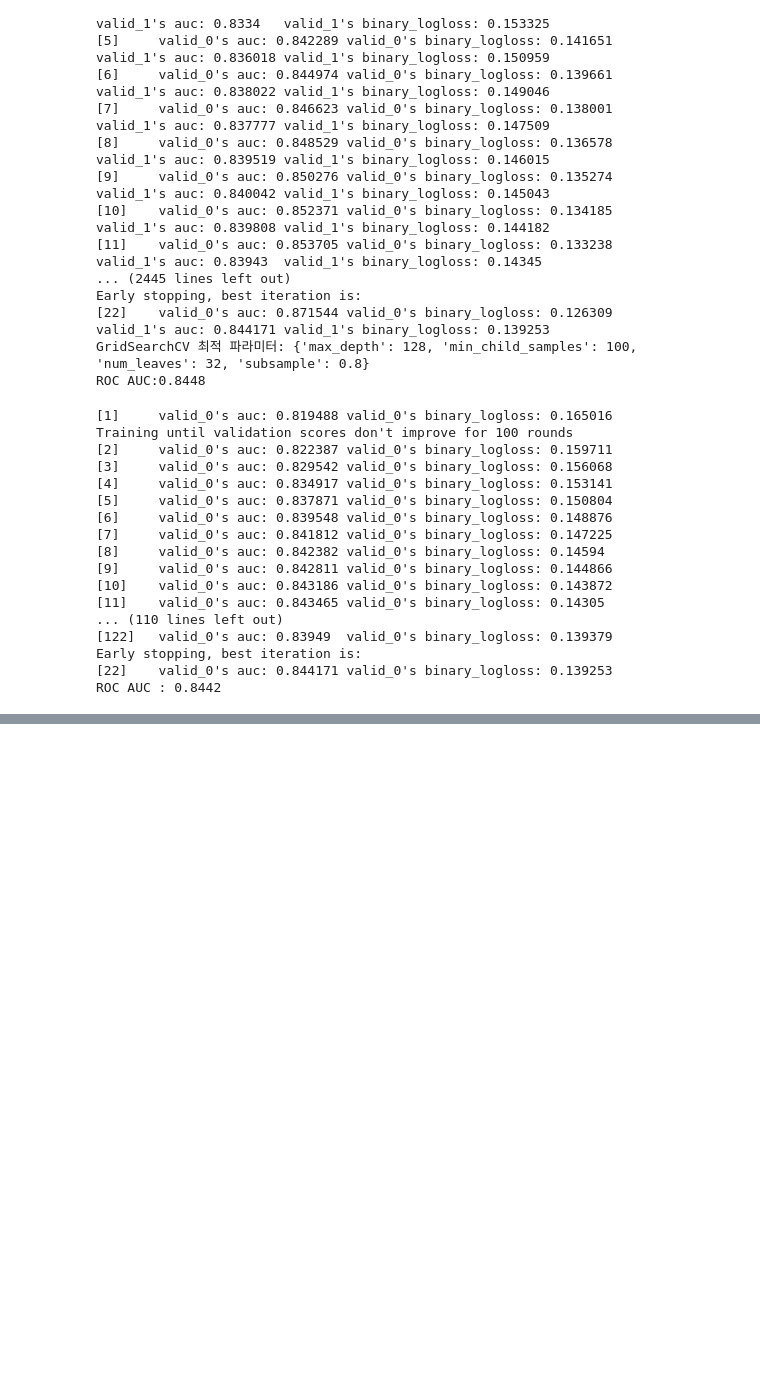
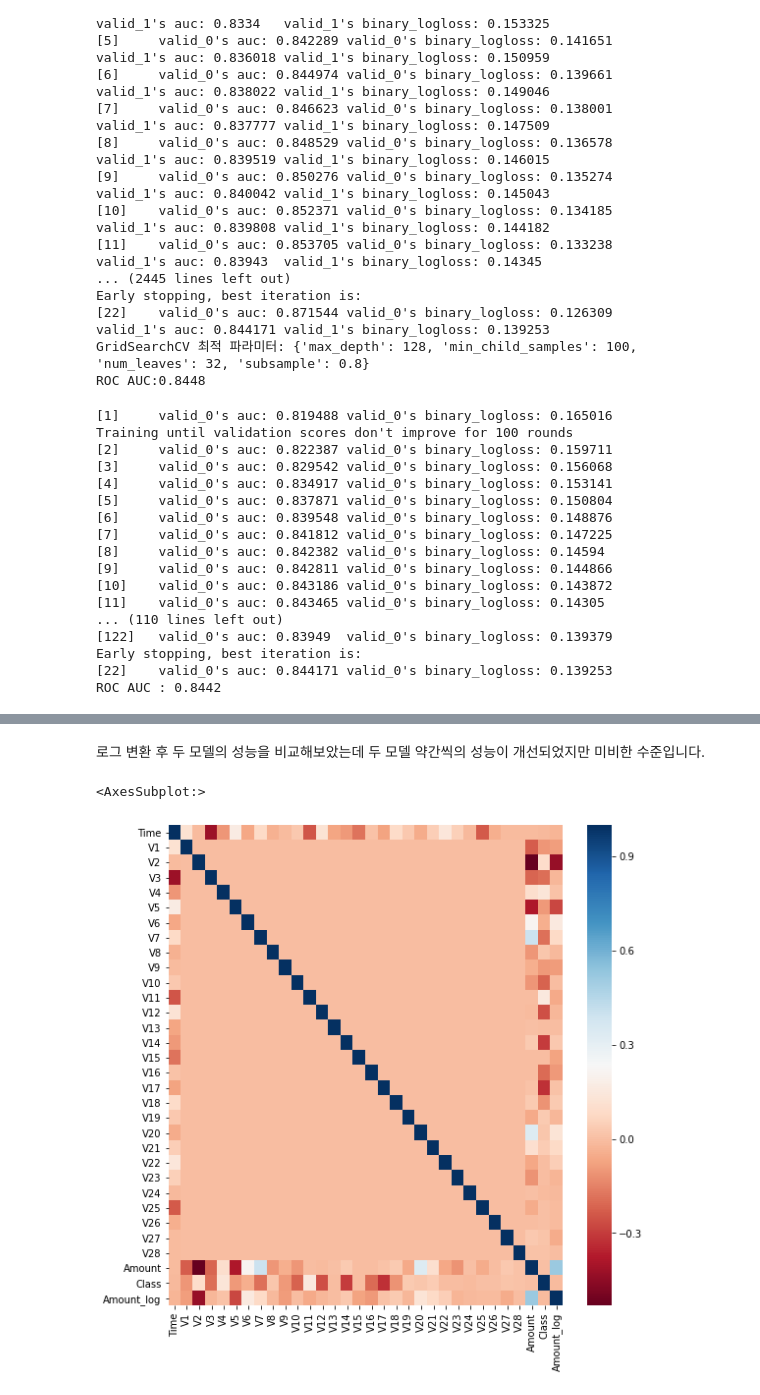
Before and after one commit to jeonprize/Machine_Learning, a Jupyter notebook: 4. 분류.ipynb, the cells around one changed output, grey strips where cells are left out. Saved outputs shown, nothing was run; the diff lists cells and outputs as text; code cells hidden in the pictures; blank space fills up the shorter version.

```diff
--- a/4. 분류.ipynb
+++ b/4. 분류.ipynb
@@ -963,0 +1172,11 @@ ROC AUC : 0.8442
+# %% [markdown]
+로그 변환 후 두 모델의 성능을 비교해보았는데 두 모델 약간씩의 성능이 개선되었지만 미비한 수준입니다.
+# %%
+import seaborn as sns
+
+plt.figure(figsize=(9,9))
+corr = card_df.corr()
+sns.heatmap(corr,cmap="RdBu")
+# %% [output]
+<AxesSubplot:>
+[figure, added]
```
Also changed, not shown: parts of 21 cells of this notebook.
